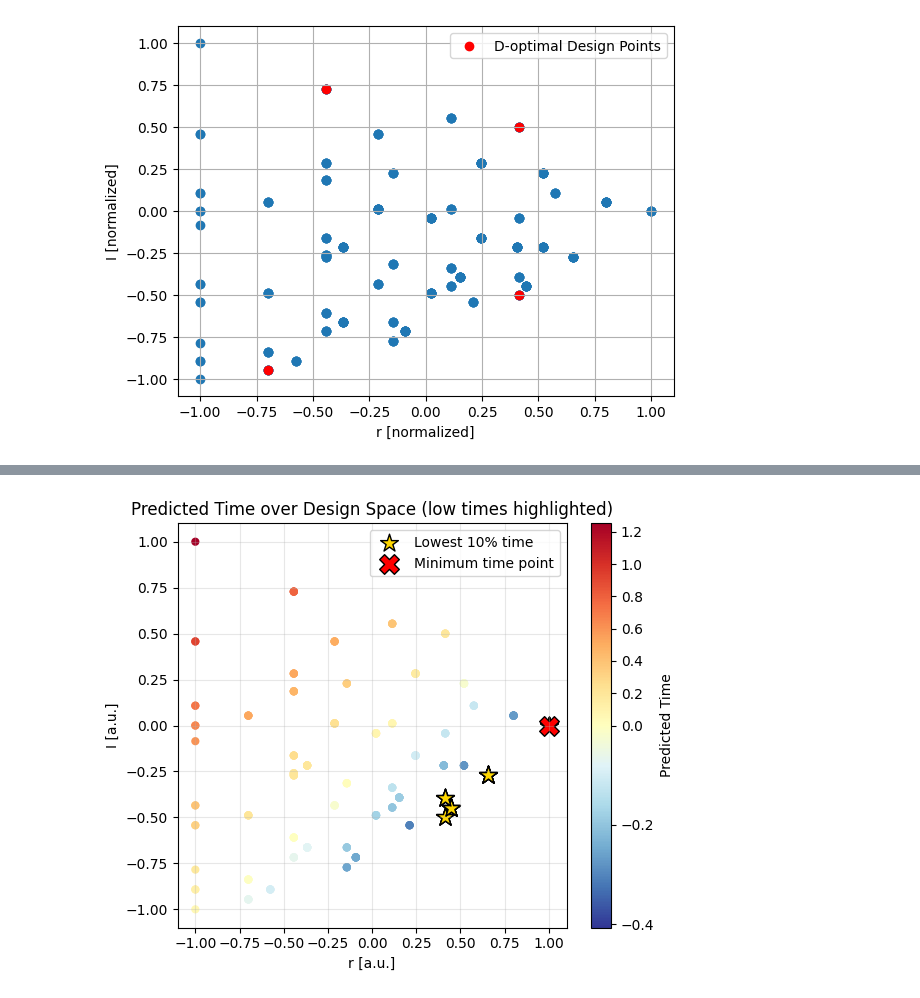
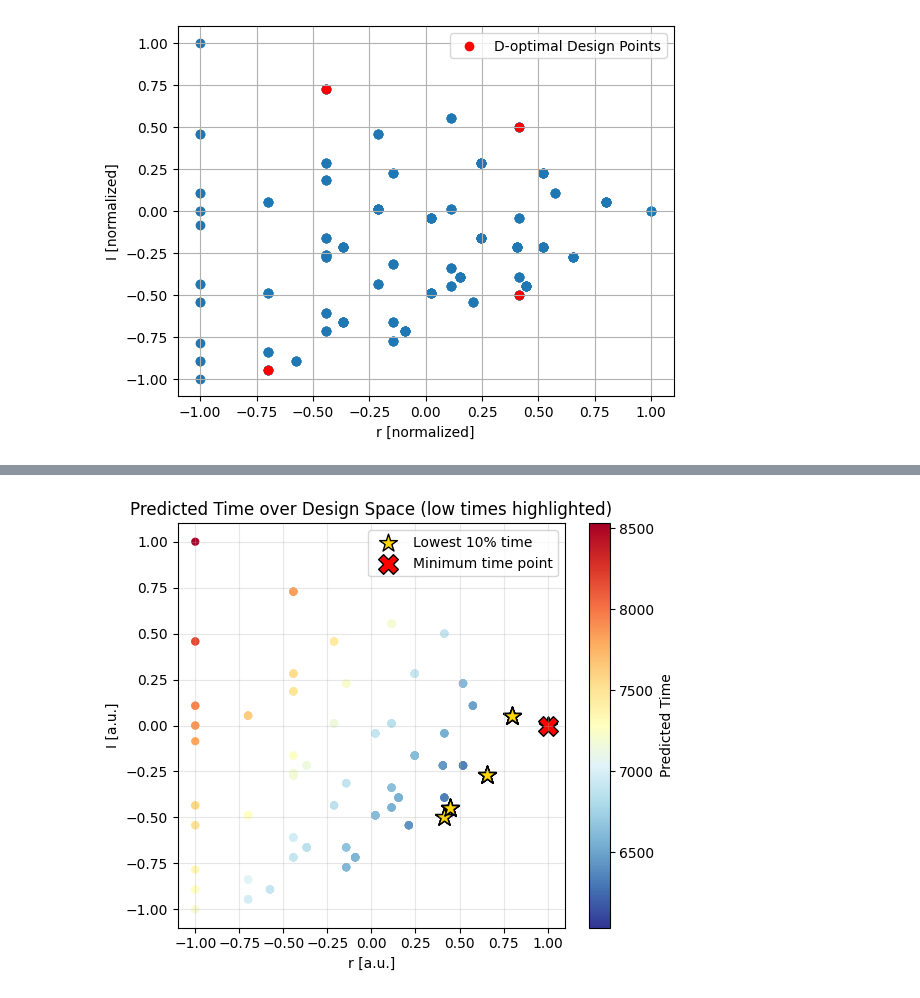
Before and after one commit to Fantastic-Fabian/Doe, a Jupyter notebook: Project.ipynb, the cells around one changed output, grey strips where cells are left out. Saved outputs shown, nothing was run; the diff lists cells and outputs as text; code cells hidden in the pictures.

```diff
--- a/Project.ipynb
+++ b/Project.ipynb
@@ -24,13 +24,24 @@ df["CM_x"] = df["pos1"] - df["pos3"]
 df["CM_y"] = df["pos4"] - df["pos2"]
 df["CM_r"] = np.sqrt(df["CM_x"]**2 + df["CM_y"]**2)
 df["CM_phi"] = np.arctan2(df["CM_y"], df["CM_x"])
+df["CM_cos_phi"] = np.cos(df["CM_phi"])
 
 df["MoI"] = (df["pos1"]**2 + df["pos2"]**2 + df["pos3"]**2 + df["pos4"]**2)/4
 
 
 # scale MoI and CM_r to -1 1
-df["MoI"] = 2 * (df["MoI"] - df["MoI"].min()) / (df["MoI"].max() - df["MoI"].min()) - 1
-df["CM_r"] = 2 * (df["CM_r"] - df["CM_r"].min()) / (df["CM_r"].max() - df["CM_r"].min()) - 1
+MoI_max, MoI_min = df["MoI"].max(), df["MoI"].min()
+def scale_MoI(x):
+    return 2 * (x - MoI_min) / (MoI_max - MoI_min) - 1
+CM_r_max, CM_r_min = df["CM_r"].max(), df["CM_r"].min()
+def scale_CM_r(x):
+    return 2 * (x - CM_r_min) / (CM_r_max - CM_r_min) - 1
+CM_cos_phi_max, CM_cos_phi_min = df["CM_cos_phi"].max(), df["CM_cos_phi"].min()
+def scale_CM_cos_phi(x):
+    return 2 * (x - CM_cos_phi_min) / (CM_cos_phi_max - CM_cos_phi_min) - 1
+df["MoI"] = df["MoI"].apply(scale_MoI)
+df["CM_r"] = df["CM_r"].apply(scale_CM_r)
+df["CM_cos_phi"] = df["CM_cos_phi"].apply(scale_CM_cos_phi)
 # %%
 plt.figure()
 plt.scatter(df["CM_r"], df["MoI"])
@@ -243,7 +256,7 @@ def model_function(vars, a0, a1, a2, a3, a4, a5, a6):
 # --- Prepare inputs ---
 xdata = np.vstack((data_1["MoI"], data_1["CM_r"], data_1["cos_CM_phi"]))
 ydata = data_1["time"]
-sigma_time = 0.01 * np.ones_like(ydata)
+sigma_time = 22 * np.ones_like(ydata)
 
 # --- Fit with weights (errors) ---
 popt, pcov = curve_fit(
@@ -341,44 +330,35 @@ plt.show()
 # %%
-from matplotlib.colors import TwoSlopeNorm
-
 # evaluate all points in df based on the model (phi fixed at 0)
-df['predicted_time'] = model_function((df['MoI'], df['CM_r'], 0), *popt)
-
-
-# emphasize low times via diverging colormap and overlay markers
-norm = TwoSlopeNorm(vmin=df['predicted_time'].min(),
-                    vcenter=0,
-                    vmax=df['predicted_time'].max())
+df['predicted_time'] = model_function((df['MoI'], df['CM_r'], -1), *popt)
 
 plt.figure(figsize=(6,5))
 sc = plt.scatter(df["CM_r"], df["MoI"],
                  c=df["predicted_time"],
                  cmap='RdYlBu_r',
-                 norm=norm,
                  s=35,
                  edgecolor='none')
 
 # highlight the lowest 10 (or all below 10th percentile if fewer)
 low_threshold = df['predicted_time'].quantile(0.10)
 low_points = df[df['predicted_time'] <= low_threshold]
 plt.scatter(low_points["CM_r"], low_points["MoI"],
             marker='*', s=180, c='gold', edgecolor='black',
             label='Lowest 10% time')
 
 # show lowest time point
 min_point = df.loc[df['predicted_time'].idxmin()]
 plt.scatter(min_point["CM_r"], min_point["MoI"],
             marker='X', s=200, c='red', edgecolor='black',
             label='Minimum time point')
 
 plt.colorbar(sc, label='Predicted Time')
 plt.xlabel("r [a.u.]")
 plt.ylabel("I [a.u.]")
 plt.title("Predicted Time over Design Space (low times highlighted)")
 plt.legend(loc='upper right', frameon=True)
 plt.grid(alpha=0.3)
 plt.tight_layout()
 plt.savefig("Predicted_Time_Design_Space_highlight_low.png", dpi=150)
 plt.show()
 # %% [output]
-[figure, old version]
+[figure, new version]
```
Also changed, not shown: parts of 9 cells of this notebook.
